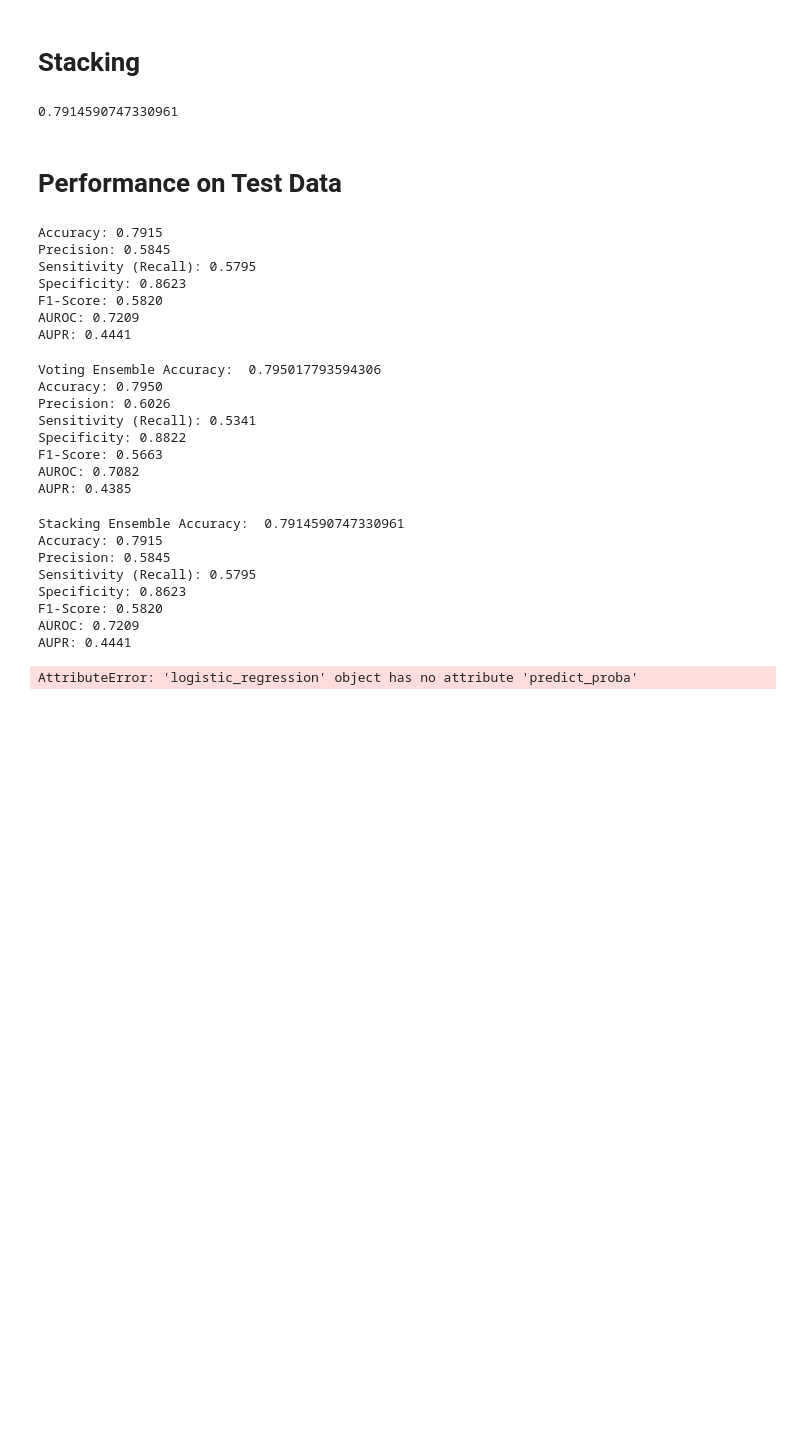
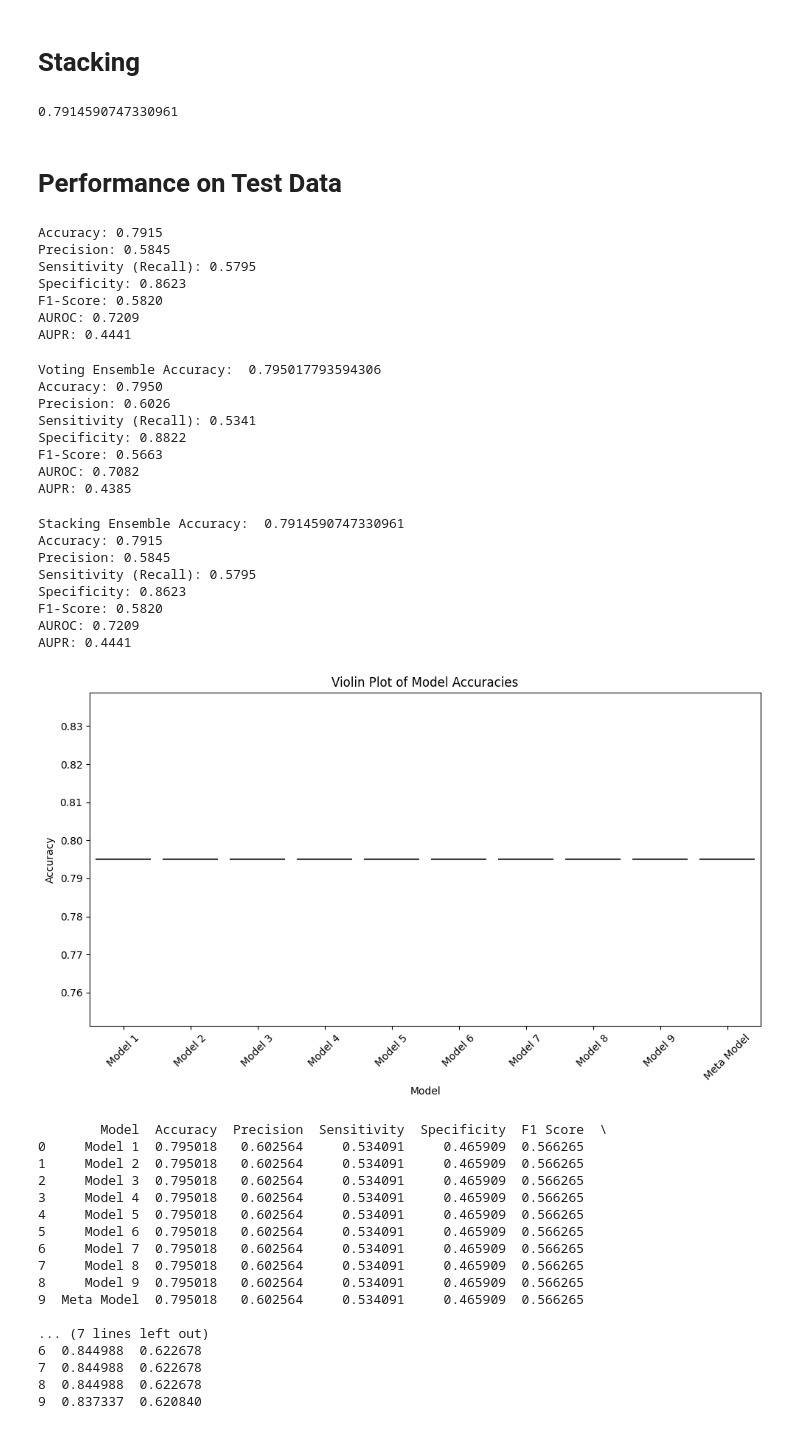
Before and after one commit to BarneyStinson73/CSE472-Machine-Learning-Sessional, a Jupyter notebook: Assignment 2/regression.ipynb, the cells around one changed output. Cells and saved outputs as stored; diff of their text form; code cells hidden in the pictures; blank space fills up the shorter version.

```diff
--- a/Assignment 2/regression.ipynb
+++ b/Assignment 2/regression.ipynb
@@ -24,6 +24,11 @@ class logistic_regression:
         X = np.hstack((np.ones((X.shape[0], 1)), X))
         y_pred = self.sigmoid(np.dot(X, self.weights))
         return np.round(y_pred)
+
+    def predict_proba(self, X):
+        X = np.hstack((np.ones((X.shape[0], 1)), X))
+        y_pred = self.sigmoid(np.dot(X, self.weights))
+        return y_pred
 # %% [markdown]
 # Data Preprocessing
 # %%
@@ -393,8 +398,8 @@ for i, model in enumerate(models):
     sensitivity = recall_score(y_test, y_pred_base)  # Recall is sensitivity
     specificity = recall_score(y_test, 1 - y_pred_base)  # Specificity calculation
     f1 = f1_score(y_test, y_pred_base)
-    auroc = roc_auc_score(y_test, model.predict_proba(x_test)[:, 1])
-    aupr = average_precision_score(y_test, model.predict_proba(x_test)[:, 1])
+    auroc = roc_auc_score(y_test, model.predict_proba(x_test))
+    aupr = average_precision_score(y_test, model.predict_proba(x_test))
 
     metrics['Model'].append(f'Model {i+1}')
     metrics['Accuracy'].append(accuracy)
@@ -410,33 +415,50 @@ meta_accuracy = accuracy_score(y_test, y_pred)
 meta_precision = precision_score(y_test, y_pred)
 meta_sensitivity = recall_score(y_test, y_pred)
 meta_specificity = recall_score(y_test, 1 - y_pred)
 meta_f1 = f1_score(y_test, y_pred)
-meta_auroc = roc_auc_score(y_test, meta_model.predict_proba(xx_test)[:, 1])
-meta_aupr = average_precision_score(y_test, meta_model.predict_proba(xx_test)[:, 1])
+meta_auroc = roc_auc_score(y_test, meta_model.predict_proba(xx_test))
+meta_aupr = average_precision_score(y_test, meta_model.predict_proba(xx_test))
 
 metrics['Model'].append('Meta Model')
 metrics['Accuracy'].append(meta_accuracy)
 metrics['Precision'].append(meta_precision)
 metrics['Sensitivity'].append(meta_sensitivity)
 metrics['Specificity'].append(meta_specificity)
 metrics['F1 Score'].append(meta_f1)
 metrics['AUROC'].append(meta_auroc)
 metrics['AUPR'].append(meta_aupr)
 
 # Create a DataFrame of metrics
 metrics_df = pd.DataFrame(metrics)
 
 # Violin Plot for Model Predictions
 plt.figure(figsize=(10, 6))
 sns.violinplot(x='Model', y='Accuracy', data=metrics_df)
 plt.title('Violin Plot of Model Accuracies')
 plt.xticks(rotation=45)
 plt.ylabel('Accuracy')
 plt.xlabel('Model')
 plt.tight_layout()
 plt.show()
 
 # Display the metrics DataFrame
 print(metrics_df)
 # %% [output]
+[figure, added]
-AttributeError: 'logistic_regression' object has no attribute 'predict_proba'
+        Model  Accuracy  Precision  Sensitivity  Specificity  F1 Score  \
+0     Model 1  0.795018   0.602564     0.534091     0.465909  0.566265
+1     Model 2  0.795018   0.602564     0.534091     0.465909  0.566265
+2     Model 3  0.795018   0.602564     0.534091     0.465909  0.566265
+3     Model 4  0.795018   0.602564     0.534091     0.465909  0.566265
+4     Model 5  0.795018   0.602564     0.534091     0.465909  0.566265
+5     Model 6  0.795018   0.602564     0.534091     0.465909  0.566265
+6     Model 7  0.795018   0.602564     0.534091     0.465909  0.566265
+7     Model 8  0.795018   0.602564     0.534091     0.465909  0.566265
+8     Model 9  0.795018   0.602564     0.534091     0.465909  0.566265
+9  Meta Model  0.795018   0.602564     0.534091     0.465909  0.566265
+
+... (7 lines left out)
+6  0.844988  0.622678
+7  0.844988  0.622678
+8  0.844988  0.622678
+9  0.837337  0.620840
```
